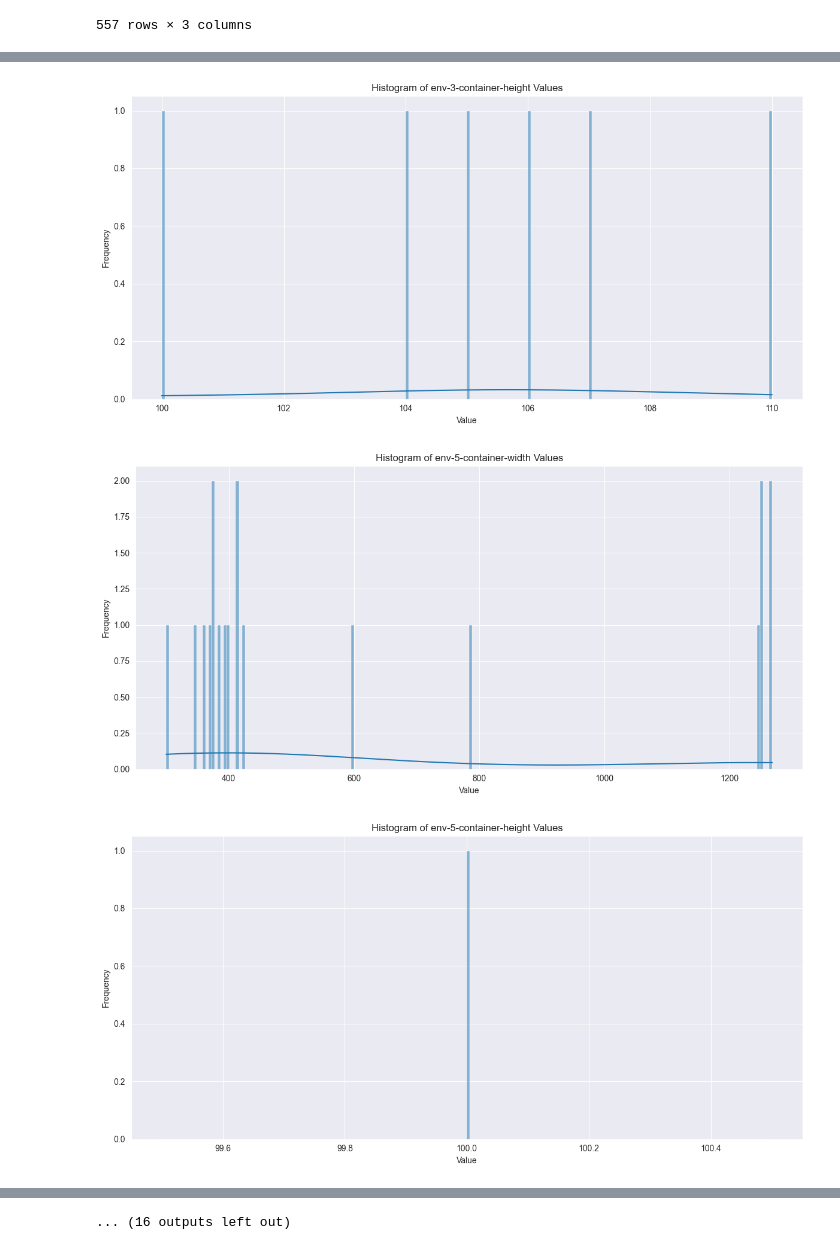
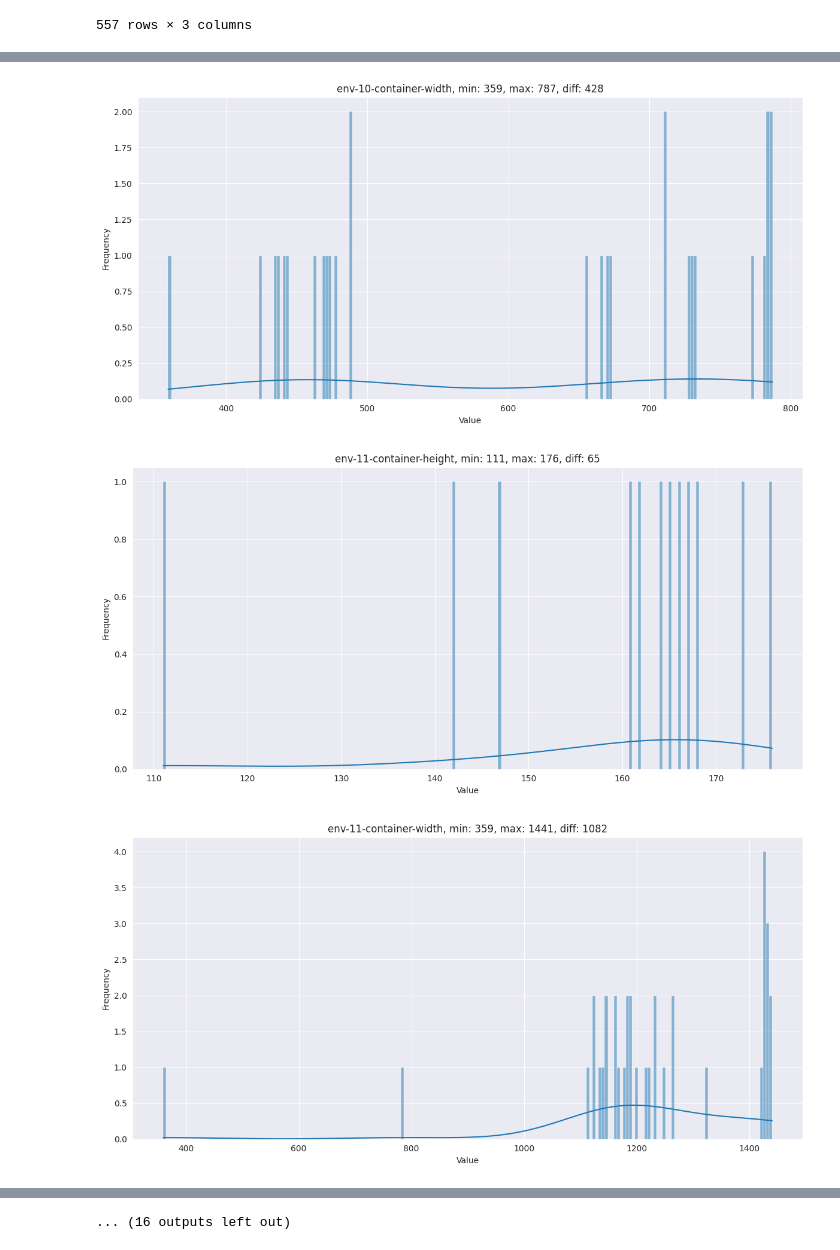
Before and after one commit to perzfilip/css-fingerprinting, a Jupyter notebook: analytics/finding_mistakes.ipynb, the cells around one changed output, grey strips where cells are left out. Drawn from its saved outputs; the diff is of its cells as text; code cells hidden in the pictures.

```diff
--- a/analytics/finding_mistakes.ipynb
+++ b/analytics/finding_mistakes.ipynb
@@ -10,9 +10,11 @@ import re
 from collections import Counter
 
 from pygments.lexers import q
+# %%
+DB_PATH = "database_find_mistakes.db"
 # %%
-db_path = "../instance/database.db"
-conn = sqlite3.connect(db_path)
+
+conn = sqlite3.connect(DB_PATH)
 
 query = "SELECT session_id, attribute, value, source FROM css_attribute"
 df = pd.read_sql(query, conn)
@@ -196,7 +198,7 @@ js_session_ids = pd.read_sql(query, conn)
 conn.close()
 # %%
 # get a list of all distinct attribute names that are from source 'js'
-conn = sqlite3.connect(db_path)
+conn = sqlite3.connect(DB_PATH)
 query = """
 SELECT DISTINCT attribute
 FROM css_attribute
@@ -207,11 +209,12 @@ WHERE source = 'js'
 js_attributes = pd.read_sql(query, conn)
 conn.close()
 # %%
-
+# sort js attrbutes alphatebicly by 'attribute'
+js_attributes = js_attributes.sort_values(by=['attribute'])
 # get all of the values for each js attribute
 js_attributes_values = {}
 for attr in js_attributes['attribute']:
-    conn = sqlite3.connect(db_path)
+    conn = sqlite3.connect(DB_PATH)
     query = f"""
     SELECT DISTINCT value
     FROM css_attribute
@@ -225,10 +228,13 @@ for attr in js_attributes['attribute']:
     js_attributes_values[attr]['value'] = pd.to_numeric(js_attributes_values[attr]['value'], errors='coerce')
     # drop NaN values
     js_attributes_values[attr] = js_attributes_values[attr].dropna()
+    # max value
+    max_value = js_attributes_values[attr].max().value
+    min_value = js_attributes_values[attr].min().value
     # plot histogram
     plt.figure(figsize=(12, 6))
     sns.histplot(js_attributes_values[attr]['value'], bins=200, kde=True)
-    plt.title(f'Histogram of {attr} Values')
+    plt.title(f'{attr}, min: {min_value}, max: {max_value}, diff: {max_value - min_value}')
     plt.xlabel('Value')
     plt.ylabel('Frequency')
     plt.tight_layout()
@@ -240,3 +246,3 @@ for attr in js_attributes['attribute']:
-[figure, old version]
+[figure, new version]
-[figure, old version]
+[figure, new version]
-[figure, old version]
+[figure, new version]
```
Also changed, not shown: parts of 8 cells of this notebook, 13 other files.
